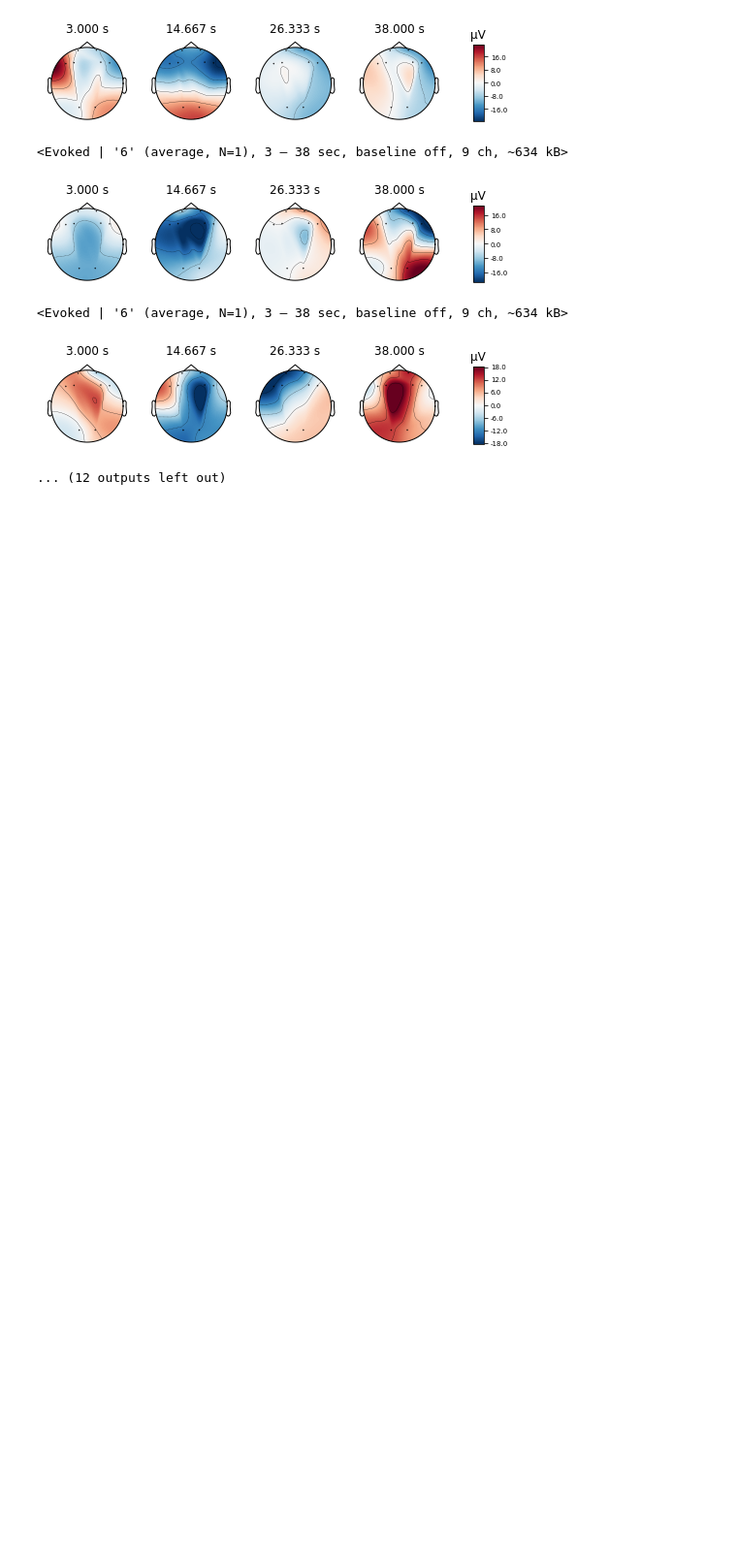
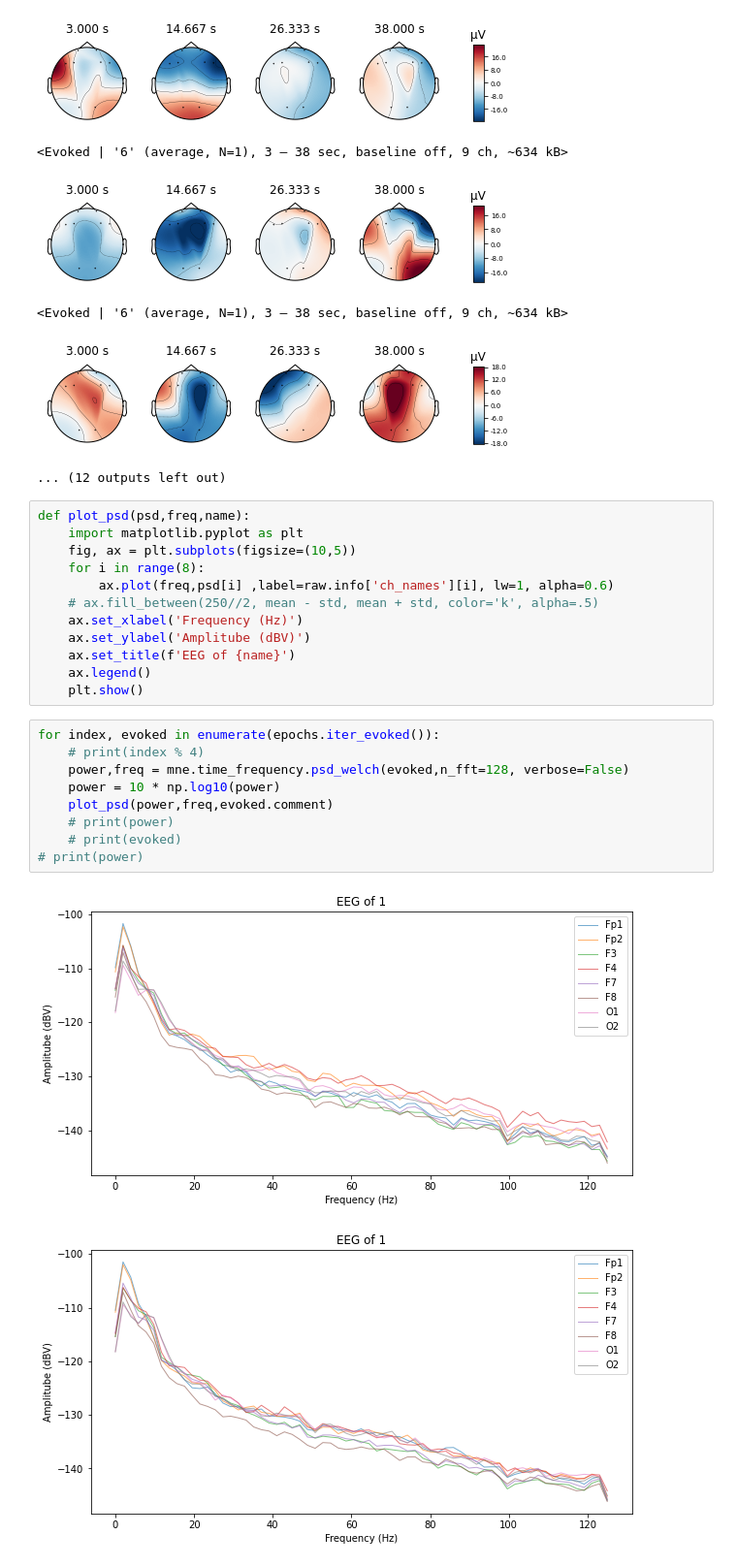
Before and after one commit to akraradets/2021JanHCI, a Jupyter notebook: 1.5-Convert/Hypothesis1.ipynb, the cells around one changed output. Shown at 97% size. Cells and saved outputs as stored; diff of their text form; blank space fills up the shorter version.

```diff
--- a/1.5-Convert/Hypothesis1.ipynb
+++ b/1.5-Convert/Hypothesis1.ipynb
@@ -194,3 +194,27 @@ for index_inner, evoked in enumerate(epochs.iter_evoked()):
 <Evoked | '6' (average, N=1), 3 – 38 sec, baseline off, 9 ch, ~634 kB>
 [figure]
 ... (12 outputs left out)
+# %%
+def plot_psd(psd,freq,name):
+    import matplotlib.pyplot as plt
+    fig, ax = plt.subplots(figsize=(10,5))
+    for i in range(8):
+        ax.plot(freq,psd[i] ,label=raw.info['ch_names'][i], lw=1, alpha=0.6)
+    # ax.fill_between(250//2, mean - std, mean + std, color='k', alpha=.5)
+    ax.set_xlabel('Frequency (Hz)')
+    ax.set_ylabel('Amplitube (dBV)')
+    ax.set_title(f'EEG of {name}')
+    ax.legend()
+    plt.show()
+# %%
+for index, evoked in enumerate(epochs.iter_evoked()):
+    # print(index % 4)
+    power,freq = mne.time_frequency.psd_welch(evoked,n_fft=128, verbose=False)
+    power = 10 * np.log10(power)
+    plot_psd(power,freq,evoked.comment)
+    # print(power)
+    # print(evoked)
+# print(power)
+# %% [output]
+[figure, added]
+[figure, added]
```
Also changed, not shown: parts of 1 cell of this notebook.
